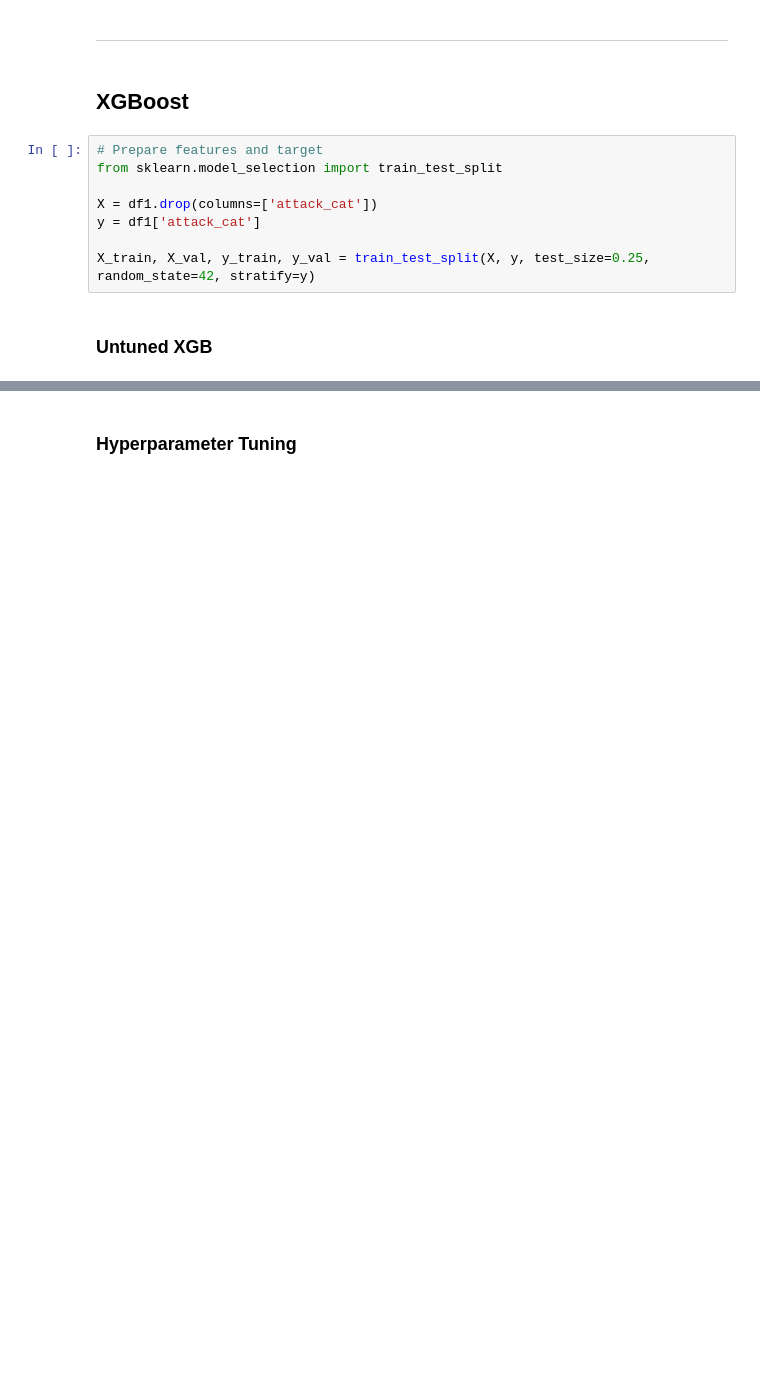
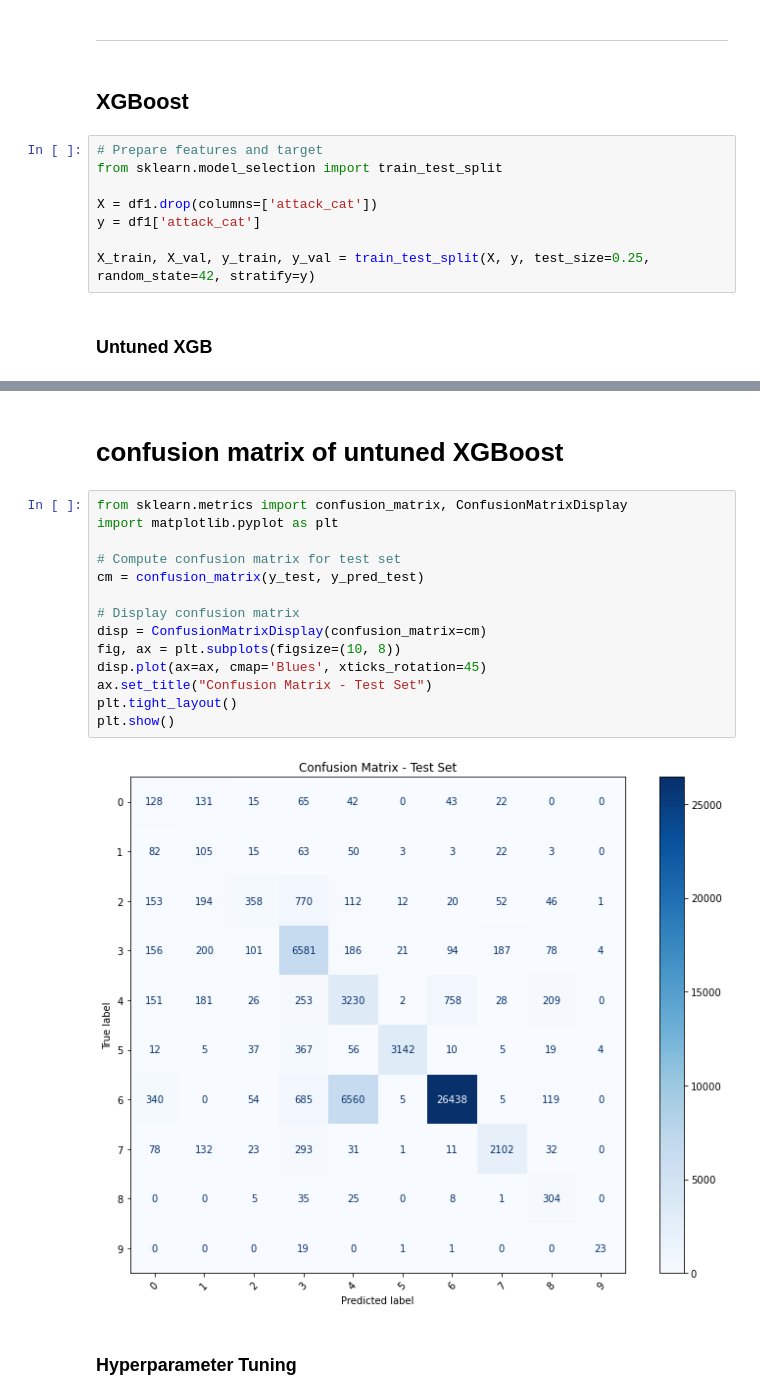
Before and after one commit to Julie-Nyawira/AI-Powered-CyberThreat-Detection, a Jupyter notebook: index.ipynb, the cells around one changed output, grey strips where cells are left out. Saved outputs shown, nothing was run; the diff lists cells and outputs as text; blank space fills up the shorter version.

Commit message:
added machine interpratability using lime and confusion matrix of untuned XGBoost

```diff
--- a/index.ipynb
+++ b/index.ipynb
@@ -721,2 +719,20 @@ Test Recall : 0.7530
+# %% [markdown]
+# confusion matrix of untuned XGBoost
+# %%
+from sklearn.metrics import confusion_matrix, ConfusionMatrixDisplay
+import matplotlib.pyplot as plt
+
+# Compute confusion matrix for test set
+cm = confusion_matrix(y_test, y_pred_test)
+
+# Display confusion matrix
+disp = ConfusionMatrixDisplay(confusion_matrix=cm)
+fig, ax = plt.subplots(figsize=(10, 8))
+disp.plot(ax=ax, cmap='Blues', xticks_rotation=45)
+ax.set_title("Confusion Matrix - Test Set")
+plt.tight_layout()
+plt.show()
+# %% [output]
+[figure, added]
 # %% [markdown]
 ### Hyperparameter Tuning
```
Also changed, not shown: parts of 20 cells of this notebook.
